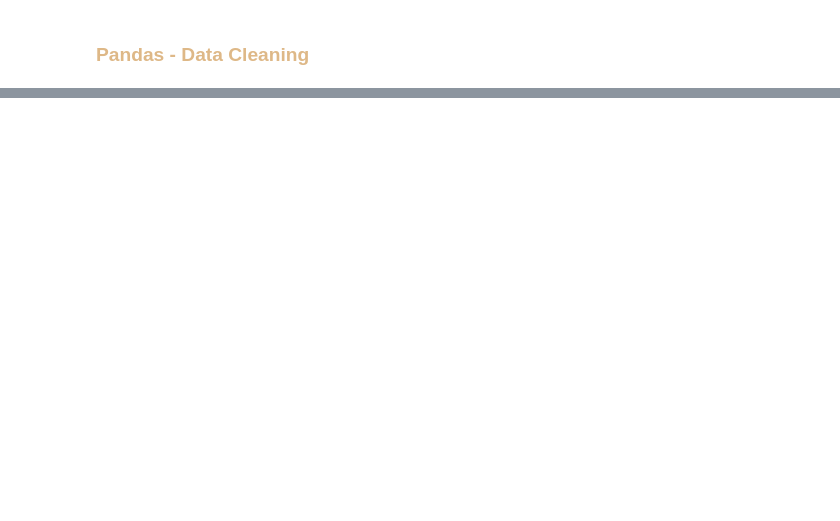
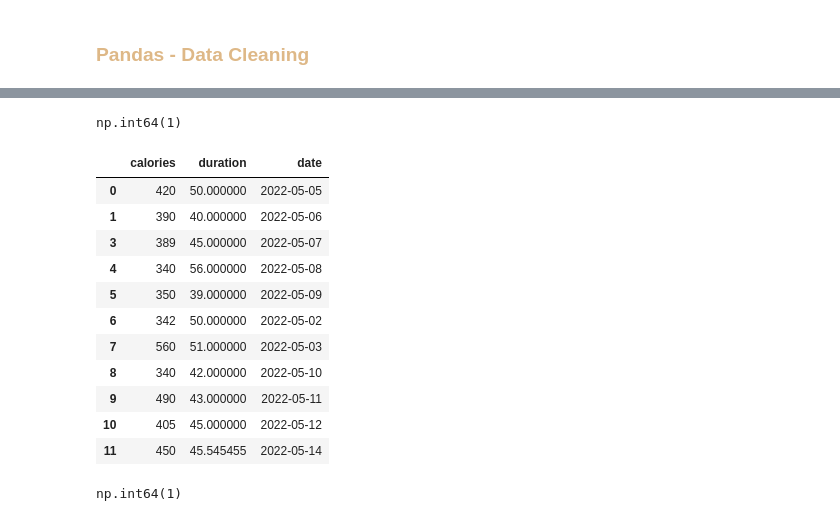
Before and after one commit to lekoundanmgedeon/data-collection-reports, a Jupyter notebook: dc1/introductions.ipynb, the cells around one changed output, grey strips where cells are left out. Drawn from its saved outputs; the diff is of its cells as text; code cells hidden in the pictures; blank space fills up the shorter version.

```diff
--- a/dc1/introductions.ipynb
+++ b/dc1/introductions.ipynb
@@ -140,2 +407,24 @@ data_csv
+# %%
+df.duplicated().sum()
+# %% [output]
+np.int64(1)
 # %%
 # Delete duplicates
+df.drop_duplicates()
+# %% [output]
+|  | calories | duration | date |
+| 0 | 420 | 50.000000 | 2022-05-05 |
+| 1 | 390 | 40.000000 | 2022-05-06 |
+| 3 | 389 | 45.000000 | 2022-05-07 |
+| 4 | 340 | 56.000000 | 2022-05-08 |
+| 5 | 350 | 39.000000 | 2022-05-09 |
+| 6 | 342 | 50.000000 | 2022-05-02 |
+| 7 | 560 | 51.000000 | 2022-05-03 |
+| 8 | 340 | 42.000000 | 2022-05-10 |
+| 9 | 490 | 43.000000 | 2022-05-11 |
+| 10 | 405 | 45.000000 | 2022-05-12 |
+| 11 | 450 | 45.545455 | 2022-05-14 |
+# %%
+df.duplicated().sum()
+# %% [output]
+np.int64(1)
```
Also changed, not shown: parts of 40 cells of this notebook.
